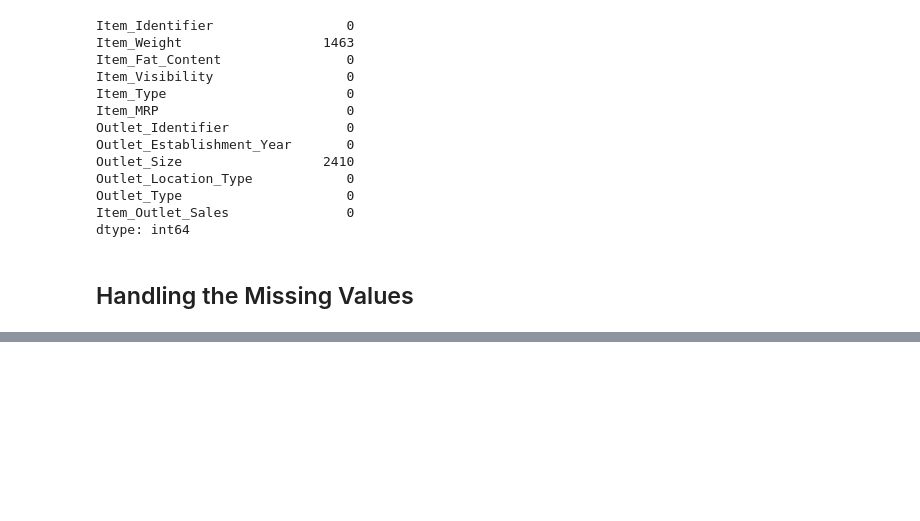
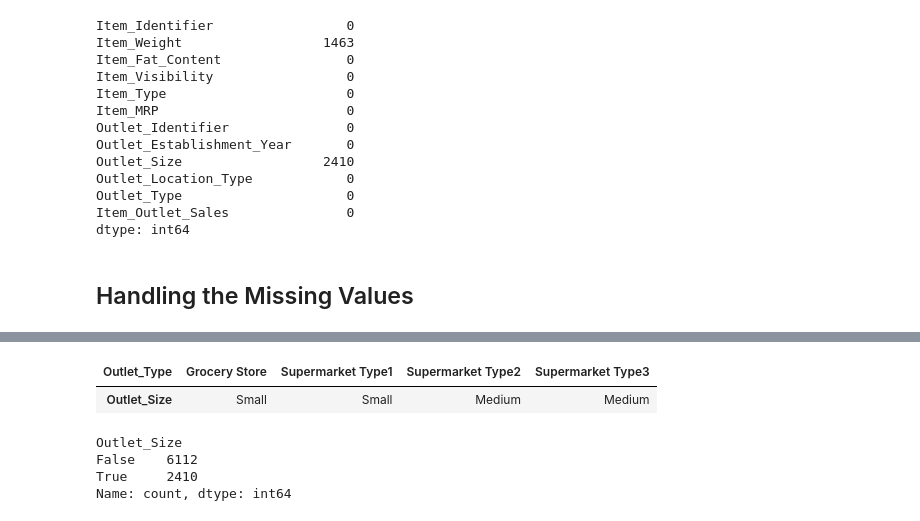
Before and after one commit to ANSH5252/Big-Mart-Sale-Forecast, a Jupyter notebook: b_m_s_f.ipynb, the cells around one changed output, grey strips where cells are left out. Cells and saved outputs as stored; diff of their text form; code cells hidden in the pictures; blank space fills up the shorter version.

Commit message:
Handling Missing Values

```diff
--- a/b_m_s_f.ipynb
+++ b/b_m_s_f.ipynb
@@ -84,3 +84,5 @@ Item_Outlet_Sales               0
 dtype: int64
 # %% [markdown]
 ## Handling the Missing Values
+# %%
+df['Item_Weight'].fillna(data['Item_Weight'].mean(),inplace=True)
@@ -86,0 +105,7 @@ dtype: int64
+# %%
+mode = df.pivot_table(values='Outlet_Size',columns='Outlet_Type',aggfunc=lambda x : x.mode()[0])
+# %%
+mode
+# %% [output]
+| Outlet_Type | Grocery Store | Supermarket Type1 | Supermarket Type2 | Supermarket Type3 |
+| Outlet_Size | Small | Small | Medium | Medium |
@@ -86,0 +114,7 @@ dtype: int64
+# %%
+missing_values.value_counts()
+# %% [output]
+Outlet_Size
+False    6112
+True     2410
+Name: count, dtype: int64
```
Also changed, not shown: parts of 4 cells of this notebook.
